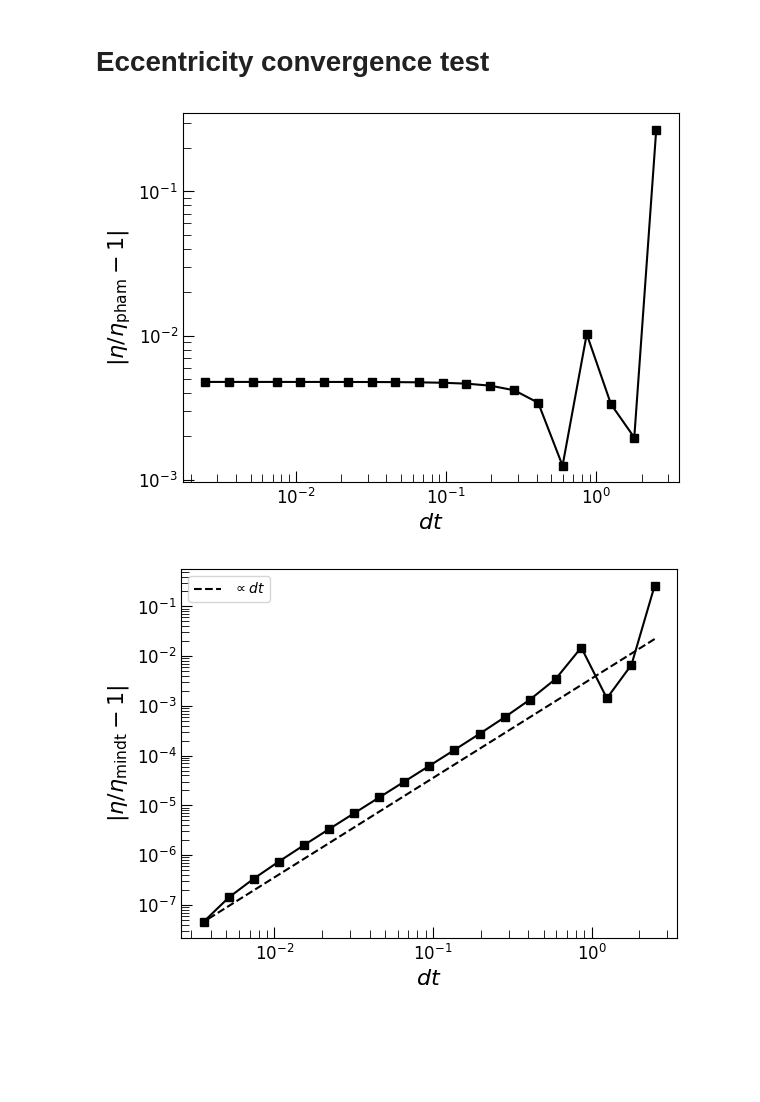
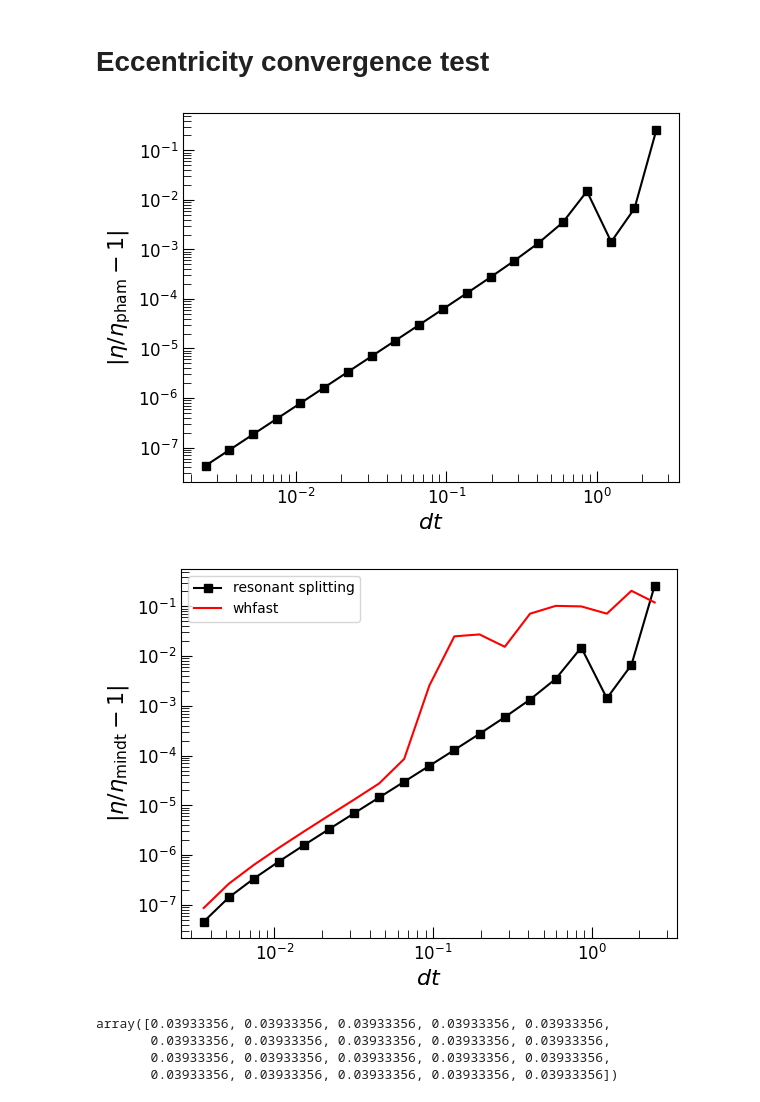
Before and after one commit to shadden/InstabilitiesOfCompactSystems, a Jupyter notebook: notebooks/SplittingMethodTest.ipynb, the cells around one changed output. Saved outputs shown, nothing was run; the diff lists cells and outputs as text; code cells hidden in the pictures; blank space fills up the shorter version.

```diff
--- a/notebooks/SplittingMethodTest.ipynb
+++ b/notebooks/SplittingMethodTest.ipynb
@@ -236,6 +256,7 @@ delta_eta = np.zeros(len(Nsteps))
 # Moved in front of the loop
 pham.state.t = 0
 pham.state.values = pham_inits
+pham.set_integrator('vode',nsteps=10_000,atol=1e-10 * np.abs(pham_inits[1]))
 pham.integrate(T)
 
 
@@ -259,17 +280,18 @@ plt.xlabel(r"$dt$",fontsize=16)
 plt.tick_params(labelsize=12,direction='in',size=8)
 plt.tick_params(which='minor',direction='in',size=6)
 # %% [output]
-[figure, old version]
+[figure, new version]
 # %%
 frac_err=np.abs(eta/eta[-1]-1)[:-1]
-plt.plot(hvals[:-1],frac_err,'ks-')
-plt.plot(hvals[:-1],frac_err[-1] * (hvals[:-1]/hvals[-2])**2 ,'k--',label=r"$\propto dt $")
+plt.plot(hvals[:-1],frac_err,'ks-', label="resonant splitting")
+plt.plot(hvals[:-1],np.abs((eta_num-eta_num[-1])/eta_num[-1])[:-1],'r',label="whfast")
+#plt.plot(hvals[:-1],frac_err[-1] * (hvals[:-1]/hvals[-2])**2 ,'k--',label=r"$\propto dt $")
 plt.xscale('log')
 plt.yscale('log')
 plt.legend()
 plt.ylabel(r"$|\eta/\eta_\mathrm{min dt}-1|$",fontsize=16)
 plt.xlabel(r"$dt$",fontsize=16)
 plt.tick_params(labelsize=12,direction='in',size=8)
 plt.tick_params(which='minor',direction='in',size=6)
 # %% [output]
-[figure, old version]
+[figure, new version]
@@ -275,0 +310,7 @@ plt.tick_params(which='minor',direction='in',size=6)
+# %%
+eta_num
+# %% [output]
+array([0.03933356, 0.03933356, 0.03933356, 0.03933356, 0.03933356,
+       0.03933356, 0.03933356, 0.03933356, 0.03933356, 0.03933356,
+       0.03933356, 0.03933356, 0.03933356, 0.03933356, 0.03933356,
+       0.03933356, 0.03933356, 0.03933356, 0.03933356, 0.03933356])
```
Also changed, not shown: parts of 5 cells of this notebook, 1 other file.
